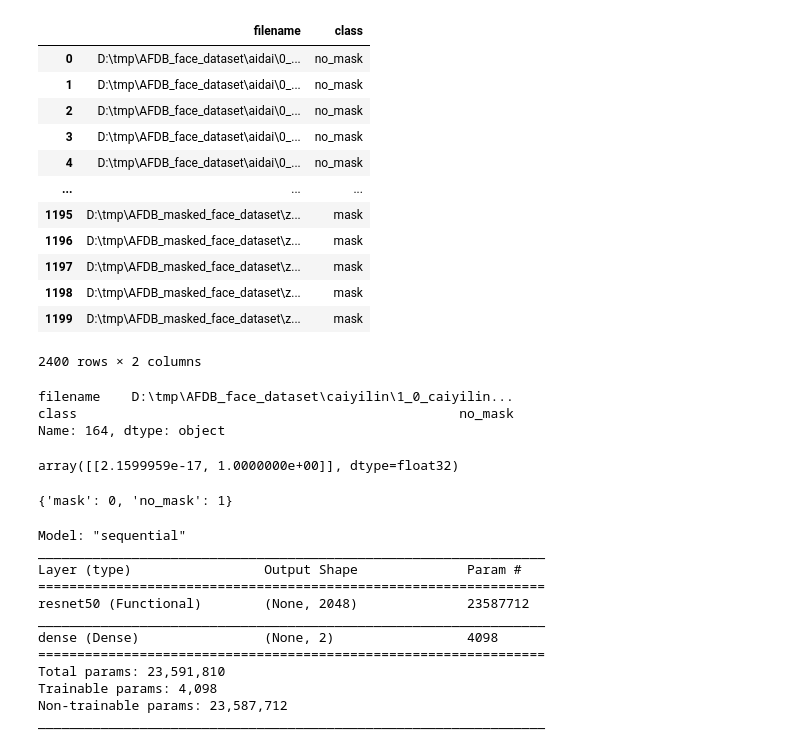
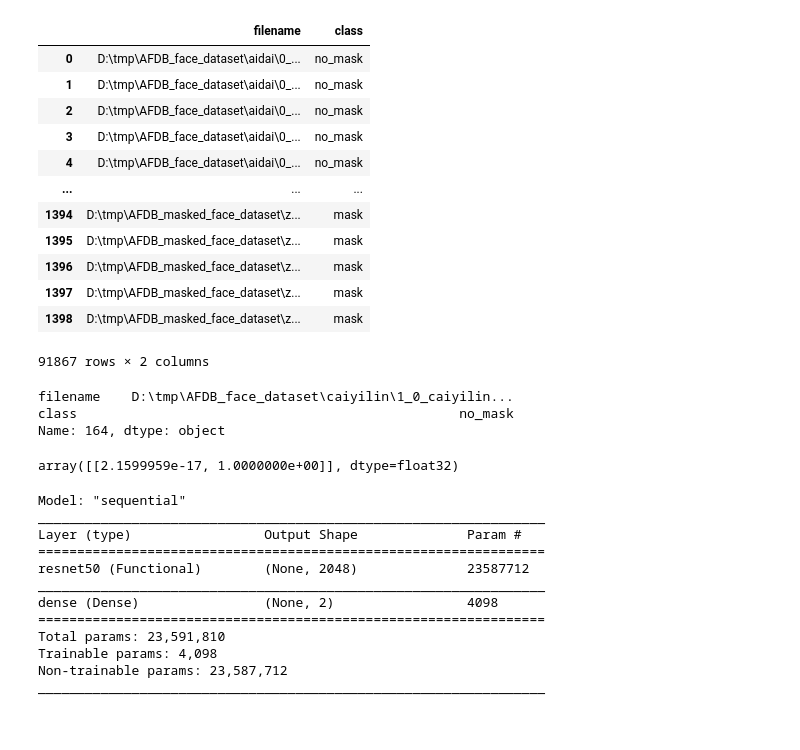
Before and after one commit to nguyenng97/nguyenng97.github.io, a Jupyter notebook: projects/mask_detect.ipynb, the cells around one changed output. Saved outputs shown, nothing was run; the diff lists cells and outputs as text; code cells hidden in the pictures.

```diff
--- a/projects/mask_detect.ipynb
+++ b/projects/mask_detect.ipynb
@@ -66,7 +66,7 @@ MASKED_DIR = "AFDB_face_dataset"
 
 mask_sub = glob.glob(os.path.join(ROOT, MASKED_DIR, "*", "*"))
 
-df_mask = pd.DataFrame(np.asarray(mask_sub)[:1200], columns=['filename'])
+df_mask = pd.DataFrame(np.asarray(mask_sub), columns=['filename'])
 # df_mask['label'] = df_mask.name.progress_apply(
 #     os.path.dirname).progress_apply(os.path.basename)
 # df_mask['image'] = df_mask.name.progress_apply(read_img)
@@ -75,40 +75,40 @@ df_mask['class'] = 'no_mask'
 del mask_sub
 
 # NON-MASK DATA import
 NON_MASK_DIR = "AFDB_masked_face_dataset"
 
 nmask_sub = glob.glob(os.path.join(ROOT, NON_MASK_DIR, "*", "*"))
 
-df_nmask = pd.DataFrame(np.asarray(nmask_sub)[:1200], columns=['filename'])
+df_nmask = pd.DataFrame(np.asarray(nmask_sub), columns=['filename'])
 # df_nmask['label'] = df_nmask.name.progress_apply(
 #     os.path.dirname).progress_apply(os.path.basename)
 # df_nmask['image'] = df_nmask.name.progress_apply(read_img)
 df_nmask['class'] = 'mask'
 
 del nmask_sub
 
 df = pd.concat([df_mask, df_nmask])
 
 del df_mask
 del df_nmask
 
 
 df['class'] = df['class'].astype('category')
 df
 # %% [output]
 |  | filename | class |
 | 0 | D:\tmp\AFDB_face_dataset\aidai\0_... | no_mask |
 | 1 | D:\tmp\AFDB_face_dataset\aidai\0_... | no_mask |
 | 2 | D:\tmp\AFDB_face_dataset\aidai\0_... | no_mask |
 | 3 | D:\tmp\AFDB_face_dataset\aidai\0_... | no_mask |
 | 4 | D:\tmp\AFDB_face_dataset\aidai\0_... | no_mask |
 | ... | ... | ... |
-| 1195 | D:\tmp\AFDB_masked_face_dataset\z... | mask |
-| 1196 | D:\tmp\AFDB_masked_face_dataset\z... | mask |
-| 1197 | D:\tmp\AFDB_masked_face_dataset\z... | mask |
-| 1198 | D:\tmp\AFDB_masked_face_dataset\z... | mask |
-| 1199 | D:\tmp\AFDB_masked_face_dataset\z... | mask |
+| 1394 | D:\tmp\AFDB_masked_face_dataset\z... | mask |
+| 1395 | D:\tmp\AFDB_masked_face_dataset\z... | mask |
+| 1396 | D:\tmp\AFDB_masked_face_dataset\z... | mask |
+| 1397 | D:\tmp\AFDB_masked_face_dataset\z... | mask |
+| 1398 | D:\tmp\AFDB_masked_face_dataset\z... | mask |
-2400 rows × 2 columns
+91867 rows × 2 columns
 # %%
 # t = df[df['class']=='no_mask'].iloc[np.random.randint(0, 400)]
 # print(t)
@@ -125,10 +125,6 @@ filename    D:\tmp\AFDB_face_dataset\caiyilin\1_0_caiyilin...
 class                                                 no_mask
 Name: 164, dtype: object
 array([[2.1599959e-17, 1.0000000e+00]], dtype=float32)
-# %%
-train_generator.class_indices
-# %% [output]
-{'mask': 0, 'no_mask': 1}
 # %%
 from pathlib import Path
 
```
Also changed, not shown: parts of 4 cells of this notebook, 31 other files.
